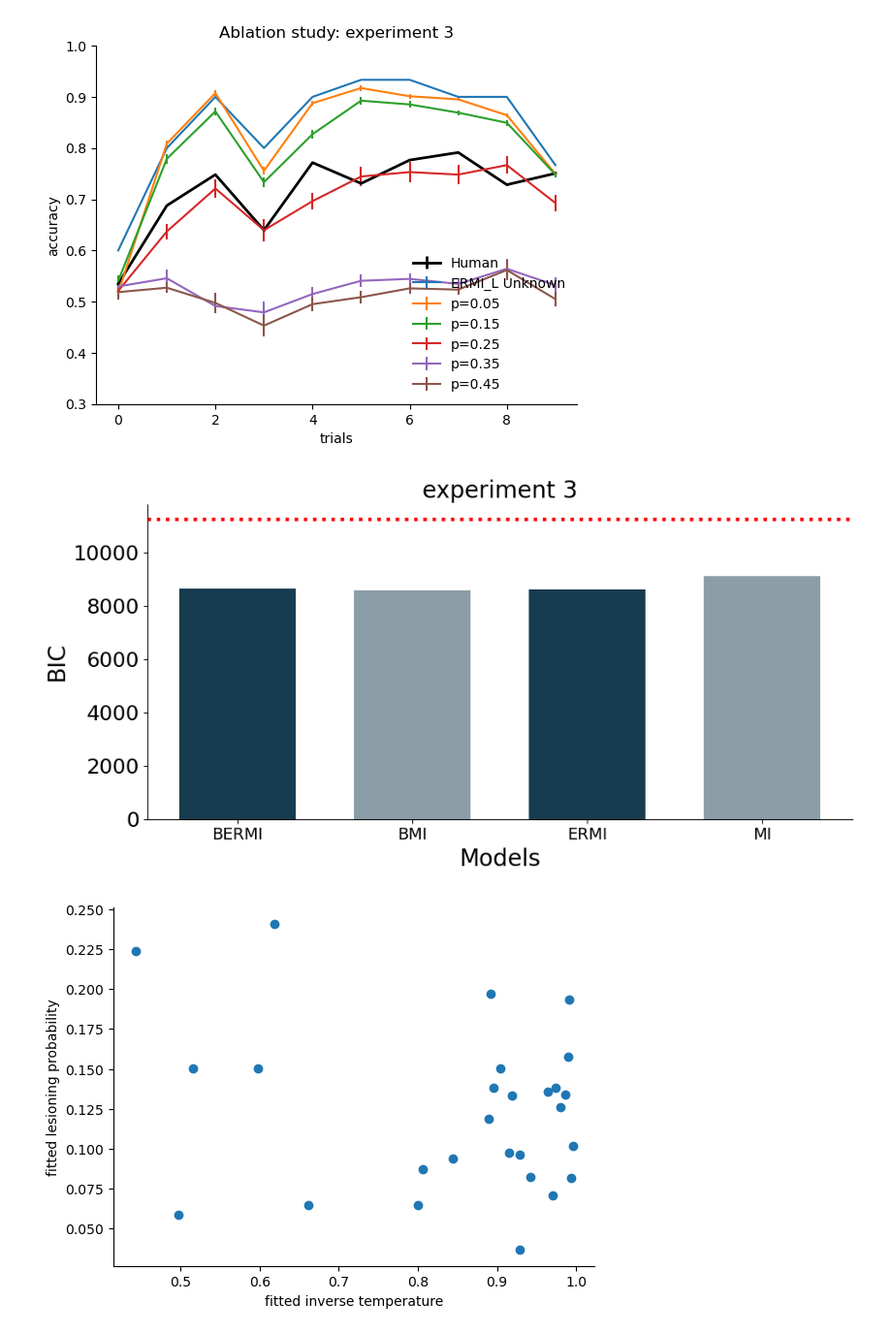
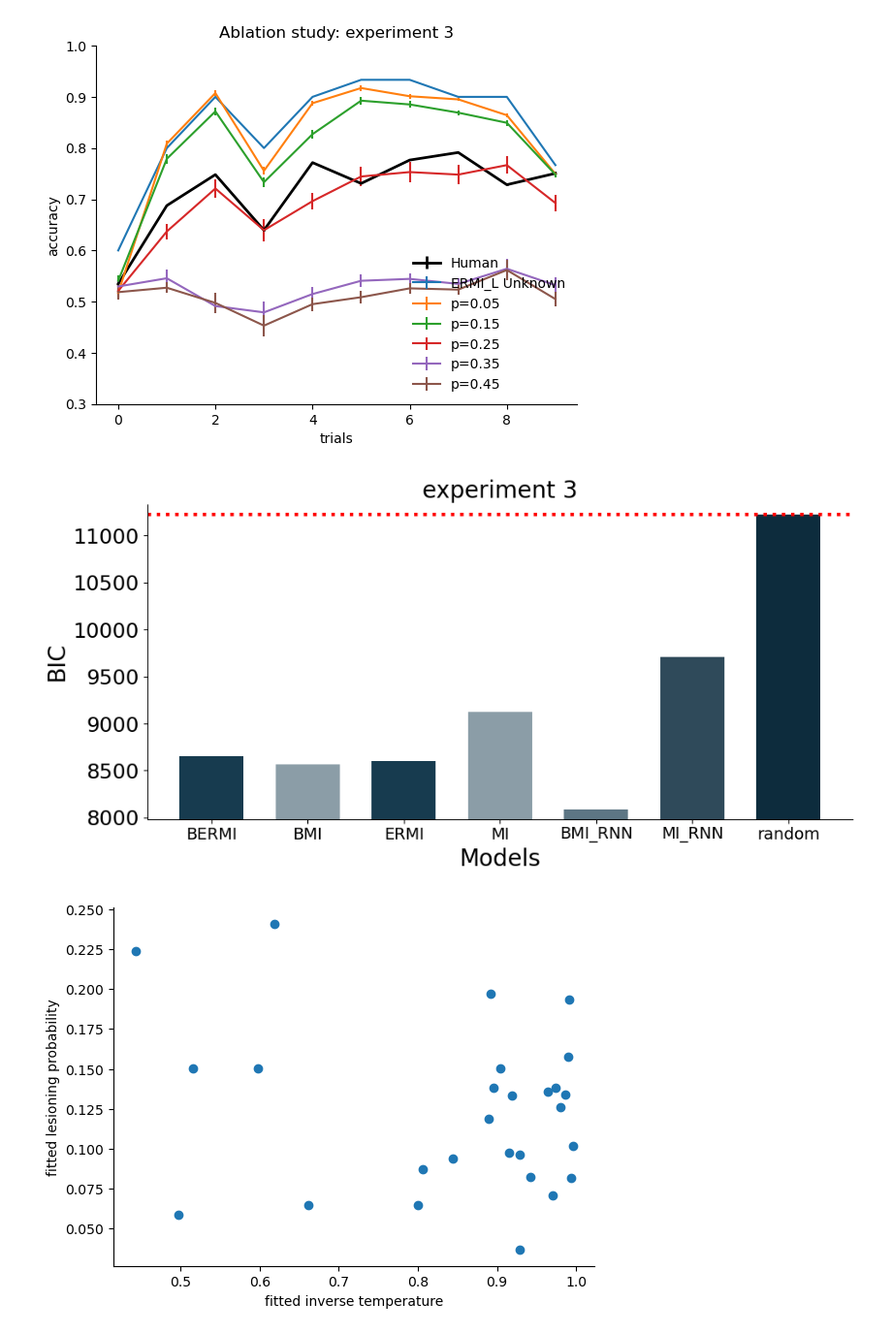
Before and after one commit to akjagadish/meta-learning-ecological-priors-from-llms, a Jupyter notebook: notebooks/figures.ipynb, the cells around one changed output. Shown at 97% size. Drawn from its saved outputs; the diff is of its cells as text; code cells hidden in the pictures.

Commit message:
update figures

```diff
--- a/notebooks/figures.ipynb
+++ b/notebooks/figures.ipynb
@@ -493,40 +493,40 @@ random_bic = -2*np.log(0.5)*num_trials*num_participants
 # bics = [ermi_bic, mi_bic, ermi_paired_bic, mi_paired_bic, rnn_mi_bic, rnn_bmi_bic, random_bic]
 # model_names = ['ERMI', 'MI', 'ERMI_L', 'MI_L', 'MI_L_RNN', 'BMI_L_RNN', 'random']
 
-bics = [bermi_paired_bic, bmi_paired_bic, ermi_paired_bic, mi_paired_bic]#, rnn_bmi_bic, rnn_mi_bic, random_bic]
-MODELS = ['BERMI', 'BMI', 'ERMI', 'MI']#, 'BMI_L_RNN', 'MI_L_RNN', 'random']
+bics = [bermi_paired_bic, bmi_paired_bic, ermi_paired_bic, mi_paired_bic, rnn_bmi_bic, rnn_mi_bic, random_bic]
+MODELS = ['BERMI', 'BMI', 'ERMI', 'MI', 'BMI_RNN', 'MI_RNN', 'random']
 
 # plot bar plot comparing the two bics
 # plt.figure(figsize=(10,len(bics)))
 # plt.bar(model_names, bics)
 # plt.ylim(min(bics)-100, max(bics)+100)
 # plt.ylabel('BIC')
 # sns.despine()
 
 
 # set colors depending on number of models in MODELS
 colors = ['#173b4f', '#8b9da7', '#173b4f', '#8b9da7', '#5d7684', '#2f4a5a', '#0d2c3d', '#4d6a75', '#748995', '#a2c0a9', '#c4d9c2'][:len(bics)]
 FIGSIZE = (10,5)
 # compare mean BICS across models in a bar plot
 f, ax = plt.subplots(1, 1, figsize=FIGSIZE)
 bar_positions = np.arange(len(bics))*1.5
 ax.bar(bar_positions, np.array(bics), color=colors, width=1.)
 # add chance level line for 616 trials with binary choices
 # ax.axhline(y=-np.log(0.5)*num_trials*2, color='k', linestyle='--', lw=3)
 ax.set_xlabel('Models', fontsize=FONTSIZE)
 ax.set_ylabel('BIC', fontsize=FONTSIZE)
 ax.set_xticks(bar_positions)  # Set x-tick positions to bar_positions
 ax.set_xticklabels(MODELS, fontsize=FONTSIZE-6)  # Assign category names to x-tick labels
 ax.set_title(f'experiment 3', fontsize=FONTSIZE)
 ax.axhline(y=random_bic, color='red', linestyle='dotted', lw=3)
 # plt.xticks(fontsize=FONTSIZE-2)
 plt.yticks(fontsize=FONTSIZE-2)
-# plt.ylim(min(bics)-100, random_bic+100)
+plt.ylim(min(bics)-100, random_bic+100)
 sns.despine()
 f.tight_layout()
 plt.show()
 # %% [output]
-[figure, old version]
+[figure, new version]
 # %%
 plt.scatter(results_bermi_paired['betas'][:,1], results_bermi_paired['betas'][:,0])
 plt.xlabel('fitted inverse temperature')
```
Also changed, not shown: parts of 2 cells of this notebook.
